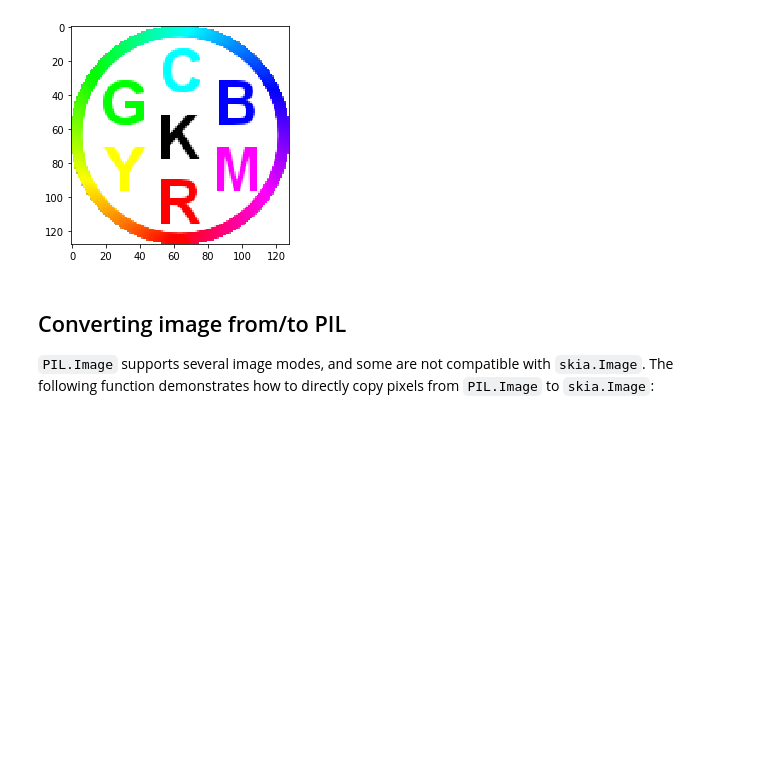
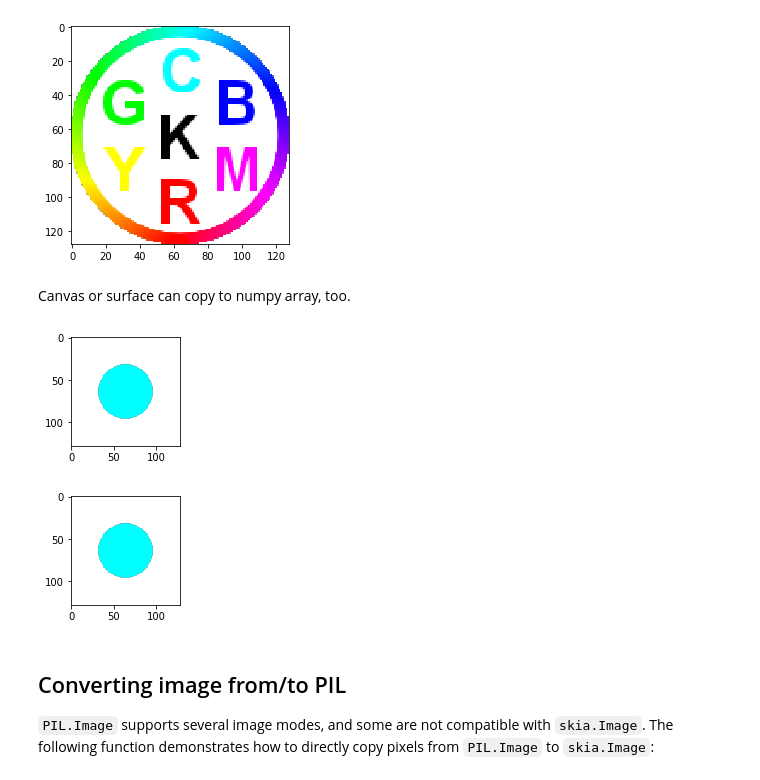
Before and after one commit to kyamagu/skia-python, a Jupyter notebook: notebooks/Python-Image-IO.ipynb, the cells around one changed output. Drawn from its saved outputs; the diff is of its cells as text; code cells hidden in the pictures; blank space fills up the shorter version.

```diff
--- a/notebooks/Python-Image-IO.ipynb
+++ b/notebooks/Python-Image-IO.ipynb
@@ -69,6 +79,32 @@ plt.imshow(buffer)
 plt.show()
 # %% [output]
 [figure]
+# %% [markdown]
+Canvas or surface can copy to numpy array, too.
+# %%
+surface = skia.Surface(128, 128)
+canvas = surface.getCanvas()
+paint = skia.Paint(AntiAlias=True, Color=skia.ColorCYAN)
+canvas.drawCircle((64, 64), 32, paint)
+
+info = canvas.imageInfo()
+buffer = np.zeros((info.height(), info.width(), info.bytesPerPixel()), dtype=np.uint8)
+assert canvas.readPixels(info, buffer), 'Failed to read'
+
+plt.figure(figsize=(2, 2))
+plt.imshow(buffer)
+plt.show()
+
+info = surface.imageInfo()
+buffer = np.zeros((info.height(), info.width(), info.bytesPerPixel()), dtype=np.uint8)
+assert surface.readPixels(info, buffer), 'Failed to read'
+
+plt.figure(figsize=(2, 2))
+plt.imshow(buffer)
+plt.show()
+# %% [output]
+[figure, added]
+[figure, added]
 # %% [markdown]
 ## Converting image from/to PIL
 
```
Also changed, not shown: parts of 7 cells of this notebook, 16 other files.
